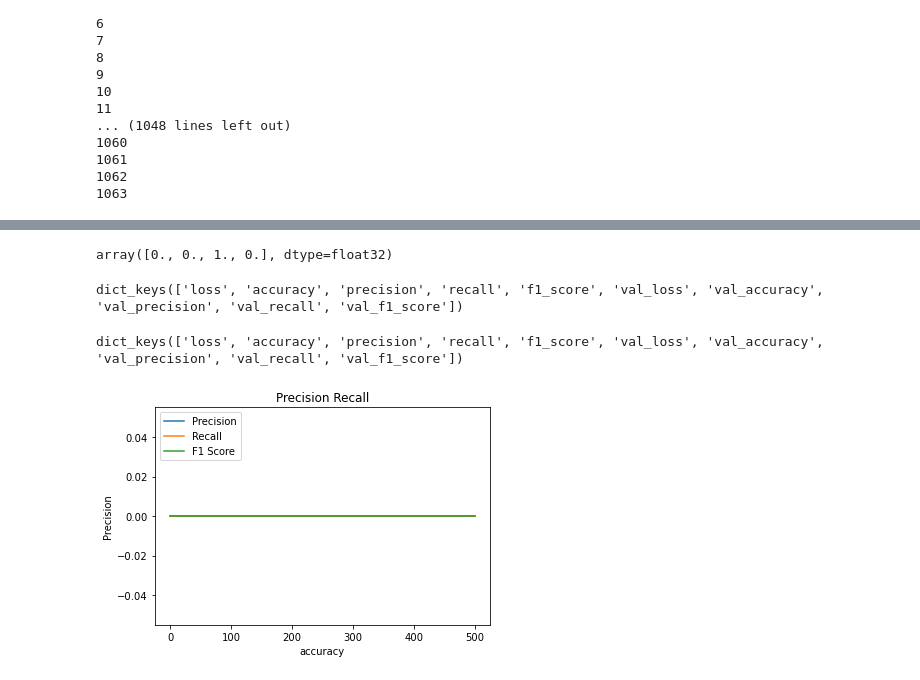
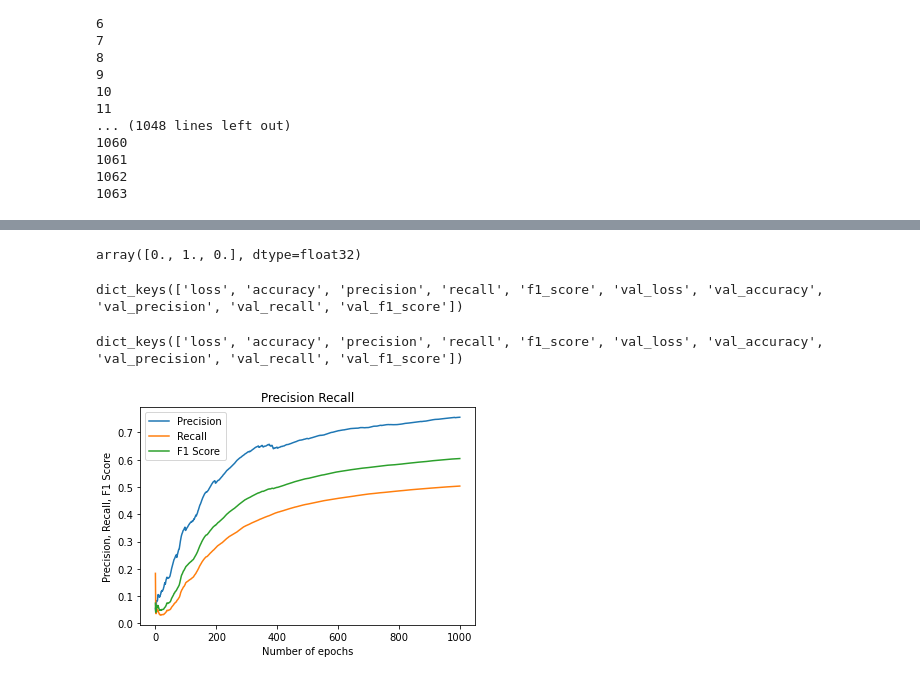
Before and after one commit to yousaf2018/Final-Year-Project-Soil-Analysis-using-machine-learning, a Jupyter notebook: Classification Models/CNN_Classification_Model_For_Prediction_pH.ipynb, the cells around one changed output, grey strips where cells are left out. Cells and saved outputs as stored; diff of their text form; code cells hidden in the pictures.

Commit message:
Classification models are fine tuned

```diff
--- a/Classification Models/CNN_Classification_Model_For_Prediction_pH.ipynb
+++ b/Classification Models/CNN_Classification_Model_For_Prediction_pH.ipynb
@@ -58,7 +58,8 @@ Trainable params: 87,660,612
 Non-trainable params: 2,752
 _________________________________________________________________
 # %%
-Lab_tested_data = pd.read_csv('C:\\Users\\Mahmood Yousaf\\Desktop\\FYP\\Final-Year-Project-Soil-Analysis-using-machine-learning\\Lab Results\\Soil_Lab_Results - Sheet1.csv')
+#Reading data lab tested data in csv
+Lab_tested_data = pd.read_csv('C:\\Users\\Mahmood Yousaf\\Desktop\\FYP\\Final-Year-Project-Soil-Analysis-using-machine-learning\\Lab Results\\Lab_tested_results.csv')
 # %%
 print(len(Lab_tested_data))
 #Getting sample id for each image with its lab value
@@ -95,35 +96,30 @@ def load_images_from_folder(folder):
                 Id_2_index = Result[1]
                 #Average of both inner and surface image soil result
                 pH_lab_value = (pH_Value[Id_2_index] + pH_Value[Id_2_index]) / 2
-                #Assigning classs number 0,1,2,3,4
-                if pH_lab_value < 7.0:
+                #Assigning classs number 0,1,2,3
+                if pH_lab_value >= 7.0 and pH_lab_value <= 7.5:
                     Labels.append([filename,img,0])
-                elif pH_lab_value >= 7.0 and pH_lab_value <= 7.5:
+                elif pH_lab_value > 7.5 and pH_lab_value <= 8.0:
                     Labels.append([filename,img,1])
-                elif pH_lab_value > 7.5 and pH_lab_value <= 8.0:
+                elif pH_lab_value > 8.0 and pH_lab_value <= 8.5:
                     Labels.append([filename,img,2])
-                elif pH_lab_value > 8.0 and pH_lab_value <= 8.5:
+                elif pH_lab_value > 8.5:
                     Labels.append([filename,img,3])
-                elif pH_lab_value > 8.5:
-                    Labels.append([filename,img,4])
             elif len(Result==1):
                 Result = Sample_ID[Sample_ID==Result.iloc[1]].index.tolist()
                 Id_1_index = Result[0]
                 pH_lab_value = pH_Value[Id_1_index]
                 #Assigning classs number 0,1,2,3,4
-                if pH_lab_value < 7.0:
+                if pH_lab_value >= 7.0 and pH_lab_value <= 7.5:
                     Labels.append([filename,img,0])
-                elif pH_lab_value >= 7.0 and pH_lab_value <= 7.5:
+                elif pH_lab_value > 7.5 and pH_lab_value <= 8.0:
                     Labels.append([filename,img,1])
-                elif pH_lab_value > 7.5 and pH_lab_value <= 8.0:
+                elif pH_lab_value > 8.0 and pH_lab_value <= 8.5:
                     Labels.append([filename,img,2])
-                elif pH_lab_value > 8.0 and pH_lab_value <= 8.5:
+                elif pH_lab_value > 8.5:
                     Labels.append([filename,img,3])
-                elif pH_lab_value > 8.5:
-                    Labels.append([filename,img,4])
         else:
             print(len(Result))
-            print("Hi i am here for testing")
             continue
     return Labels
 # %%
@@ -163,8 +159,8 @@ print(len(X))
 img_size = 300
 X = np.array(X).reshape(-1, img_size, img_size, 3)
 print(X[0].shape)
-Y = to_categorical(Y)
-print(Y[100])
+Y = np.array(Y)
+Y = to_categorical(Y,3)
 print(X.shape)
 # %% [output]
 (300, 300, 3)
@@ -180,4 +175,4 @@ print(Y[522])
 # %%
 model.compile(loss='categorical_crossentropy', optimizer='adam', metrics=['accuracy',keras_metrics.precision(),keras_metrics.recall(),keras_metrics.f1_score()])
-history=model.fit(X_train, y_train, epochs=500, batch_size=32, verbose=1, validation_split=0.3)
+history=model.fit(X_train, y_train, epochs=1000, batch_size=32, verbose=1, validation_split=0.4)
 # %% [output]
@@ -215,7 +219,7 @@ model.evaluate(X_val,y_val)
 # %%
 y_val[100]
 # %% [output]
-array([0., 0., 1., 0.], dtype=float32)
+array([0., 1., 0.], dtype=float32)
 # %%
 history.history.keys()
 # %% [output]
@@ -223,15 +227,14 @@ dict_keys(['loss', 'accuracy', 'precision', 'recall', 'f1_score', 'val_loss', 'v
 # %%
 print(history.history.keys())
 plt.plot(history.history['precision'])
 plt.plot(history.history['recall'])
 plt.plot(history.history['f1_score'])
 plt.title('Precision Recall')
-plt.ylabel('Precision')
-plt.xlabel('Recall')
-plt.xlabel('accuracy')
-
+plt.ylabel('Precision, Recall, F1 Score')
+plt.savefig("CnnClassificationMeasuresPH.jpg")
+plt.xlabel('Number of epochs')
 plt.legend(['Precision', 'Recall','F1 Score'], loc='upper left')
 plt.show()
 # %% [output]
 dict_keys(['loss', 'accuracy', 'precision', 'recall', 'f1_score', 'val_loss', 'val_accuracy', 'val_precision', 'val_recall', 'val_f1_score'])
-[figure, old version]
+[figure, new version]
```
Also changed, not shown: parts of 8 cells of this notebook, 13 other files.
